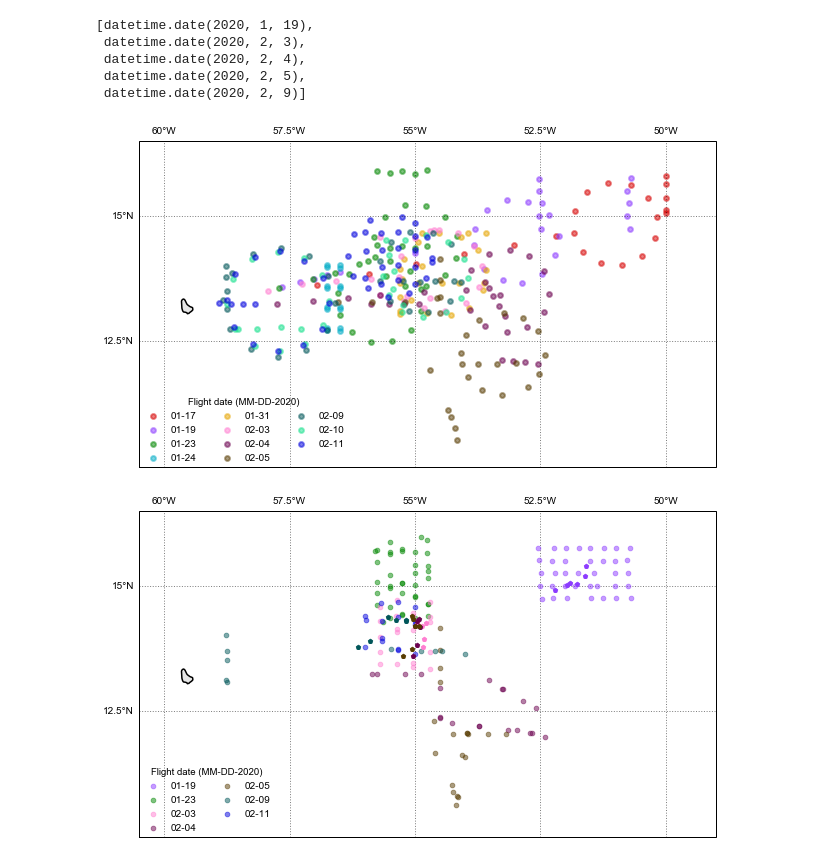
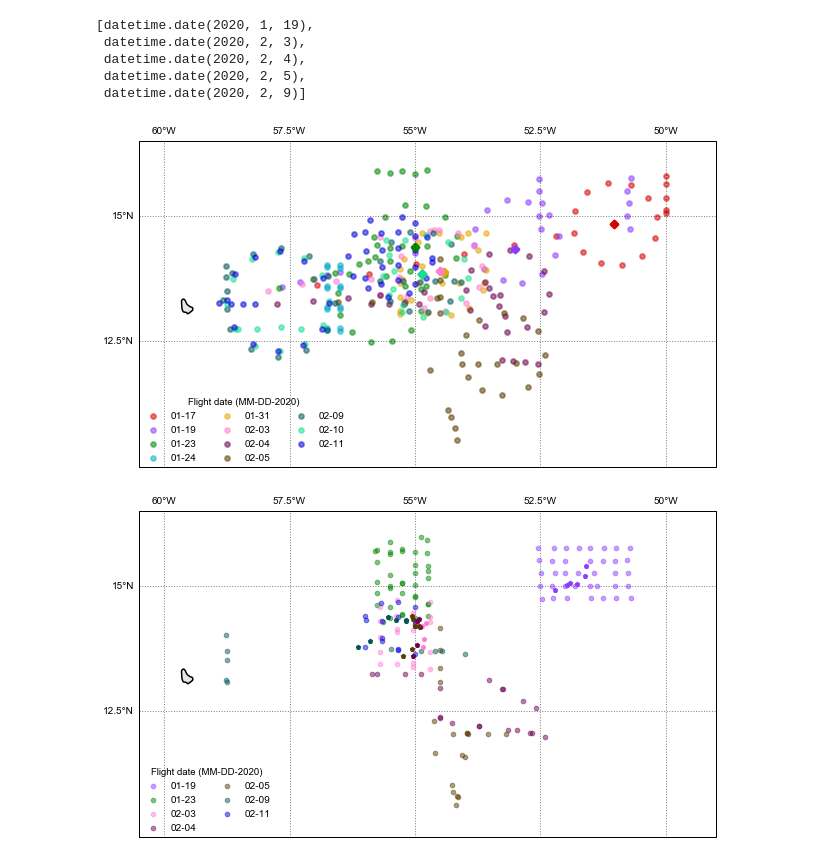
Before and after one commit to RobertPincus/atomic-p3-data-paper, a Jupyter notebook: Figures.ipynb, the cells around one changed output. Cells and saved outputs as stored; diff of their text form; code cells hidden in the pictures.

Commit message:
Added RHB locations to dropsonde figure

```diff
--- a/Figures.ipynb
+++ b/Figures.ipynb
@@ -131,6 +131,18 @@ Data variables:
     lat      (time) float32 13.080281 13.080281 ... 13.076538 13.076559
     lon      (time) float32 -59.48092 -59.48092 ... -59.484253 -59.48417
     alt      (time) float32 52.425602 52.425602 52.425602 ... 56.60005 56.5722
+# %%
+rhb = xr.open_dataset('https://psl.noaa.gov/thredds/dodsC/Datasets/ATOMIC/data/rhb/met_sea_flux_nav/EUREC4A_ATOMIC_RonBrown_atm_ocean_near_surface_profiles_20200109-20200212_v1.0.nc')
+#
+# Dates when the RHB was within the dropsonde circle
+#
+rhb_dates = [datetime.date(2020, 1, 17),
+             datetime.date(2020, 1, 19),
+             datetime.date(2020, 1, 23),
+             datetime.date(2020, 1, 31),
+             datetime.date(2020, 2,  3),
+             datetime.date(2020, 2,  9),
+             datetime.date(2020, 2, 10)]
 # %% [markdown]
 ### Flight track, plan view
 # %%
@@ -223,29 +235,45 @@ swift_dates
 # %%
 sns.set_context("paper")
 fig = plt.figure(figsize = (8.3, 9.4))
 ax  = set_up_map(plt)
 add_gridlines(ax)
 
 #
 # Dropsonde locations
 #
 for d in flight_dates:
     flight = nav_data.sel(time=d.strftime("%Y-%m-%d"))
     sonde_times = [s['launch_time'] for s in p3_sondes if s['launch_time'].date() == d]
     flight = flight.sel(time=sonde_times)
     ax.scatter(flight.lon, flight.lat,
                 lw=2, alpha=0.5, c=flight_cols[flight_dates.index(d)],
                 label="{:02d}-{:02d}".format(d.month, d.day))
 #
 # Add the RHB locations
 #
+# Use the flight segmentation files developed for EUREC4A and ATOMIC, which have the times of the circles
+#
+seg_base = 'https://raw.githubusercontent.com/eurec4a/flight-phase-separation/master/flight_phase_files/P3/'
+for d in rhb_dates:
+    #
+    # When was the first circle on this day?
+    #   Most days had only one circle with sonde;
+    #   on the day with two circles the RHB was in the center of the first)
+    #
+    seg_file = 'EUREC4A_ATOMIC_P3_Flight-segments_2020{:02d}{:02d}_v0.5.yaml'.format(d.month, d.day)
+    with urllib.request.urlopen(seg_base + seg_file) as f:
+        segs = yaml.safe_load(f)
+    circ = [s for s in segs["segments"] if s["name"]=="circle 1" or s["name"]=="RHB circle"][0]
+    rhb_loc = rhb.sel(time=circ["start"], method="nearest")
+    ax.scatter(rhb_loc.lon, rhb_loc.lat,
+            lw=3, c=flight_cols[flight_dates.index(d)], marker="D")
 
 plt.legend(ncol=3,loc=(0.0,0.0),fontsize=10,framealpha=0.8,markerscale=1, title="Flight date (MM-DD-2020)")
 plt.tight_layout()
 if saveFigs:
     fig.savefig(figDir.joinpath("Dropsondes-plan-view.pdf"), dpi=600, transparent=True, bbox_inches = "tight")
 # %% [output]
-[figure, old version]
+[figure, new version]
 # %%
 sns.set_context("paper")
 fig = plt.figure(figsize = (8.3, 9.4))
```
